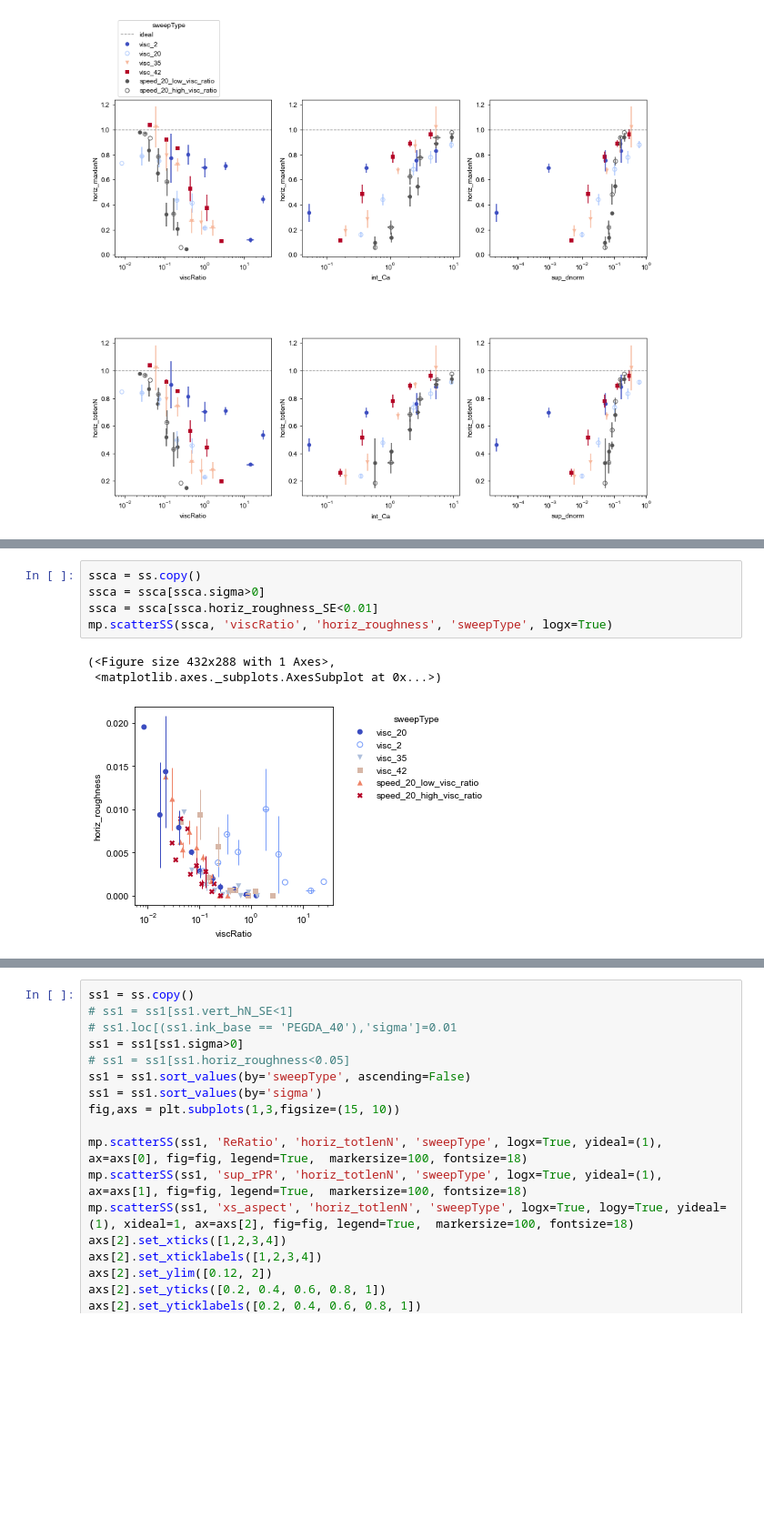
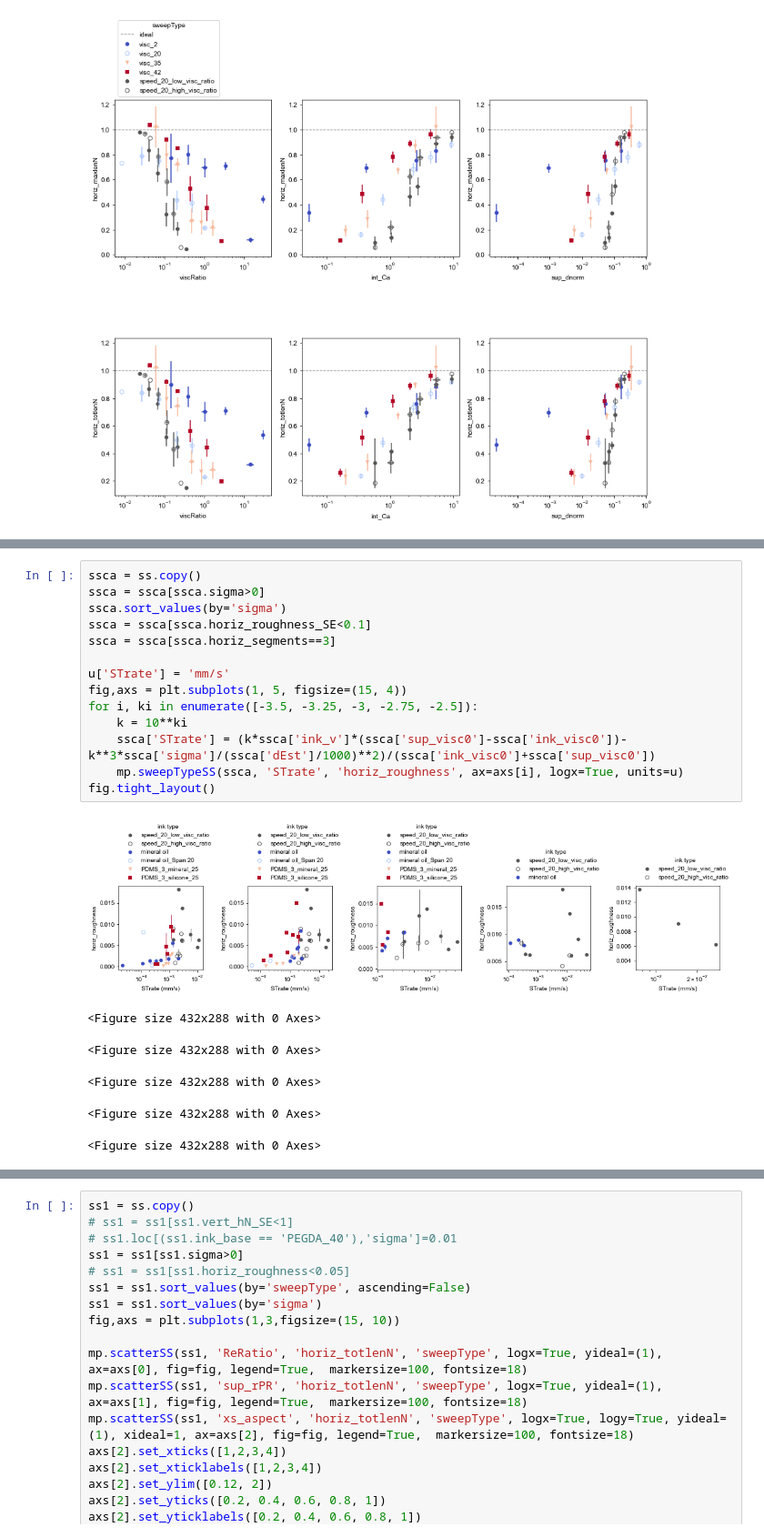
Before and after one commit to usnistgov/embedded3DPvids, a Jupyter notebook: ipynb/vidSummaries_horiz.ipynb, the cells around one changed output, grey strips where cells are left out. Shown at 91% size. Saved outputs shown, nothing was run; the diff lists cells and outputs as text; blank space fills up the shorter version.

```diff
--- a/ipynb/vidSummaries_horiz.ipynb
+++ b/ipynb/vidSummaries_horiz.ipynb
@@ -105,9 +98,21 @@ ss[(ss.sigma==2)&(ss.horiz_roughness>0.01)][['bn', 'horiz_roughness', 'horiz_rou
-# %%
-ssca = ss.copy()
-ssca = ssca[ssca.sigma>0]
-ssca = ssca[ssca.horiz_roughness_SE<0.01]
-mp.scatterSS(ssca, 'viscRatio', 'horiz_roughness', 'sweepType', logx=True)
-# %% [output]
-(<Figure size 432x288 with 1 Axes>,
- <matplotlib.axes._subplots.AxesSubplot at 0x...>)
-[figure, removed]
+# %%
+ssca = ss.copy()
+ssca = ssca[ssca.sigma>0]
+ssca.sort_values(by='sigma')
+ssca = ssca[ssca.horiz_roughness_SE<0.1]
+ssca = ssca[ssca.horiz_segments==3]
+
+u['STrate'] = 'mm/s'
+fig,axs = plt.subplots(1, 5, figsize=(15, 4))
+for i, ki in enumerate([-3.5, -3.25, -3, -2.75, -2.5]):
+    k = 10**ki
+    ssca['STrate'] = (k*ssca['ink_v']*(ssca['sup_visc0']-ssca['ink_visc0'])-k**3*ssca['sigma']/(ssca['dEst']/1000)**2)/(ssca['ink_visc0']+ssca['sup_visc0'])
+    mp.sweepTypeSS(ssca, 'STrate', 'horiz_roughness', ax=axs[i], logx=True, units=u)
+fig.tight_layout()
+# %% [output]
+[figure, added]
+<Figure size 432x288 with 0 Axes>
+<Figure size 432x288 with 0 Axes>
+<Figure size 432x288 with 0 Axes>
+<Figure size 432x288 with 0 Axes>
+<Figure size 432x288 with 0 Axes>
```
Also changed, not shown: parts of 9 cells of this notebook, 11 other files.
